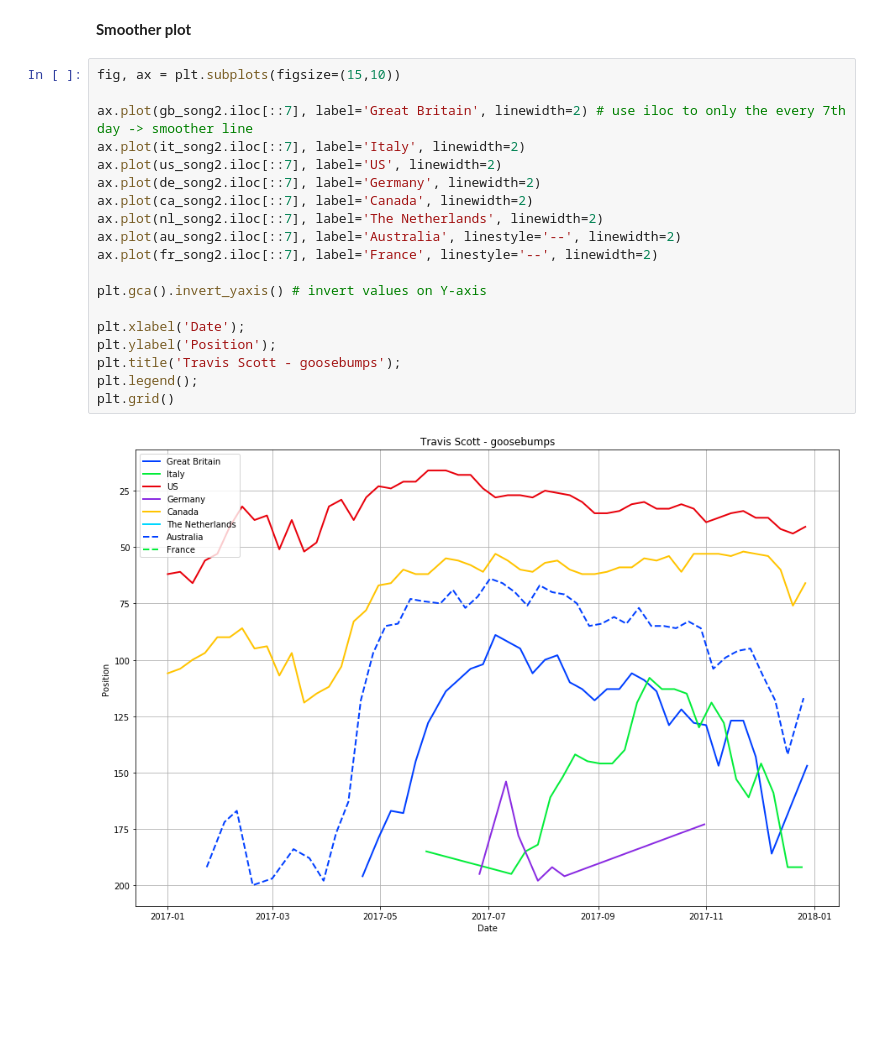
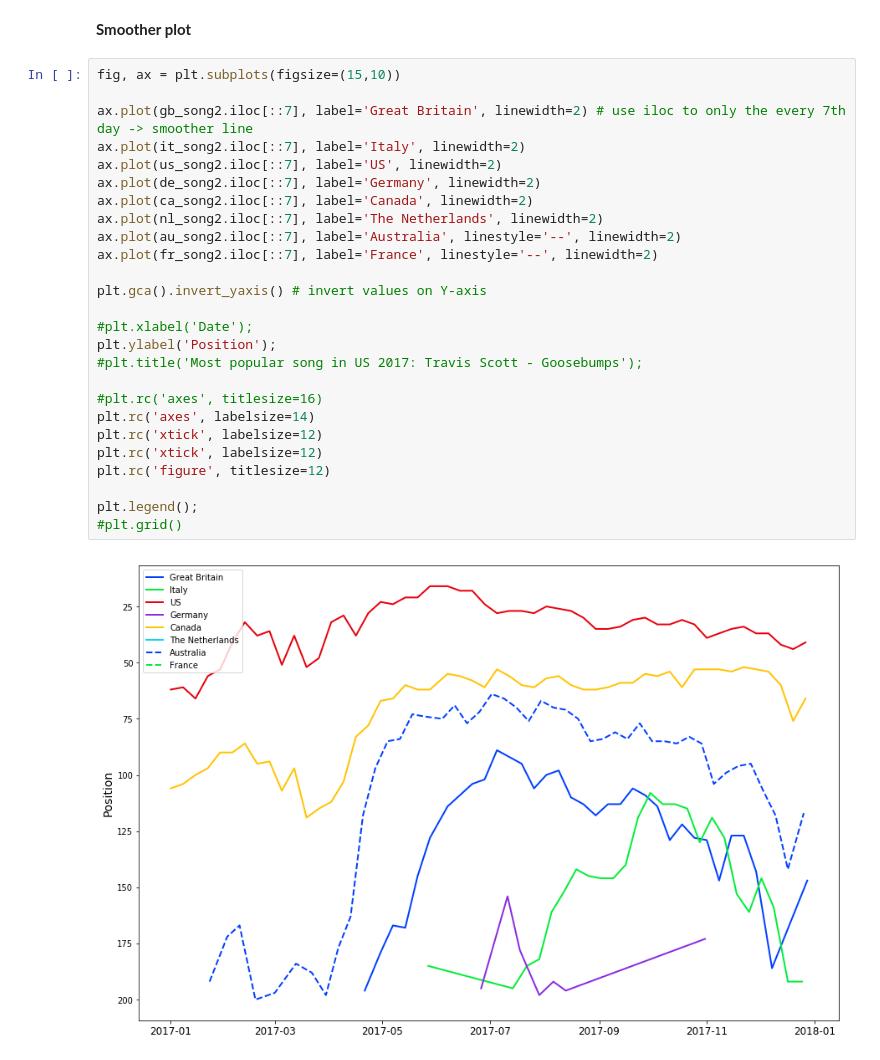
Before and after one commit to yhpf/Capstone-General_Assembly, a Jupyter notebook: 14_break_per_country.ipynb, the cells around one changed output. Cells and saved outputs as stored; diff of their text form; blank space fills up the shorter version.

Commit message:
new plots

```diff
--- a/14_break_per_country.ipynb
+++ b/14_break_per_country.ipynb
@@ -516,21 +516,28 @@ plt.grid()
 # %%
 fig, ax = plt.subplots(figsize=(15,10))
 
 ax.plot(gb_song2.iloc[::7], label='Great Britain', linewidth=2) # use iloc to only the every 7th day -> smoother line
 ax.plot(it_song2.iloc[::7], label='Italy', linewidth=2)
 ax.plot(us_song2.iloc[::7], label='US', linewidth=2)
 ax.plot(de_song2.iloc[::7], label='Germany', linewidth=2)
 ax.plot(ca_song2.iloc[::7], label='Canada', linewidth=2)
 ax.plot(nl_song2.iloc[::7], label='The Netherlands', linewidth=2)
 ax.plot(au_song2.iloc[::7], label='Australia', linestyle='--', linewidth=2)
 ax.plot(fr_song2.iloc[::7], label='France', linestyle='--', linewidth=2)
 
 plt.gca().invert_yaxis() # invert values on Y-axis
 
-plt.xlabel('Date');
+#plt.xlabel('Date');
 plt.ylabel('Position');
-plt.title('Travis Scott - goosebumps');
+#plt.title('Most popular song in US 2017: Travis Scott - Goosebumps');
+
+#plt.rc('axes', titlesize=16)
+plt.rc('axes', labelsize=14)
+plt.rc('xtick', labelsize=12)
+plt.rc('xtick', labelsize=12)
+plt.rc('figure', titlesize=12)
+
 plt.legend();
-plt.grid()
+#plt.grid()
 # %% [output]
-[figure, old version]
+[figure, new version]
```
Also changed, not shown: parts of 1 cell of this notebook.
